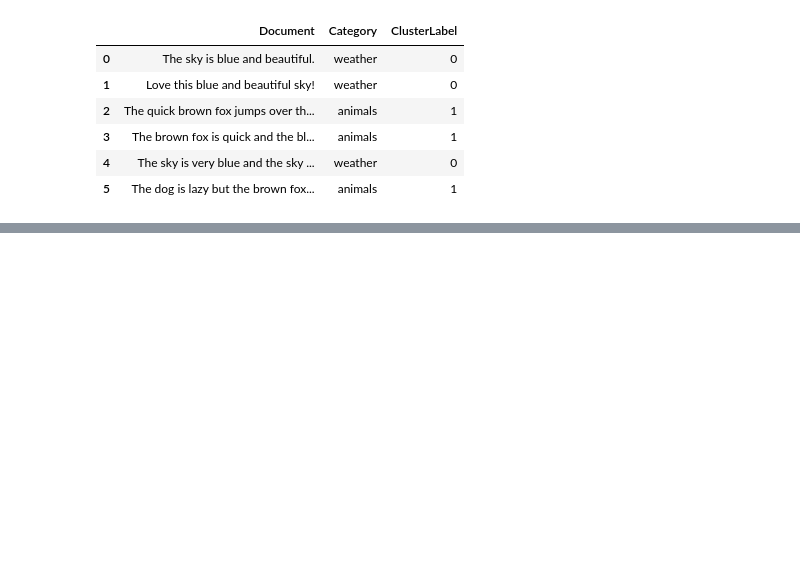
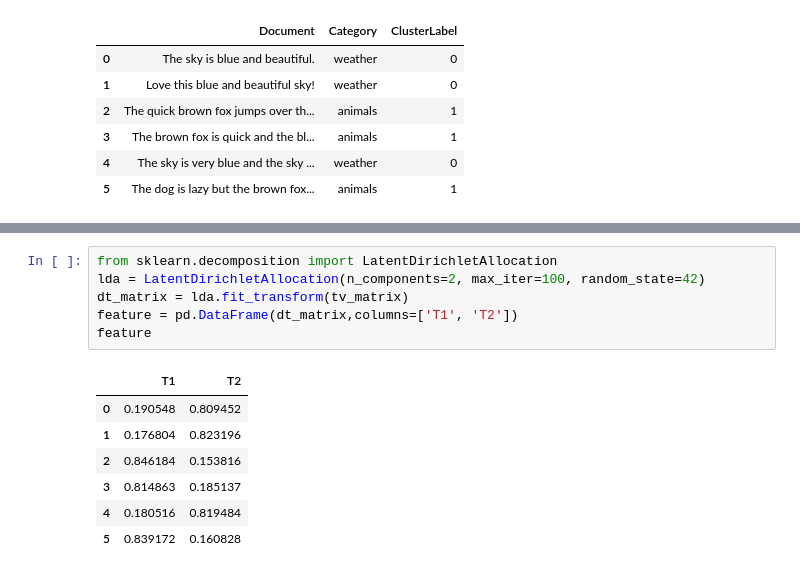
Before and after one commit to Chiva-Zhao/pproject, a Jupyter notebook: 20190912/Feature_Engineering_Text.ipynb, the cells around one changed output, grey strips where cells are left out. Cells and saved outputs as stored; diff of their text form; blank space fills up the shorter version.

```diff
--- a/20190912/Feature_Engineering_Text.ipynb
+++ b/20190912/Feature_Engineering_Text.ipynb
@@ -164,0 +173,14 @@ pd.concat([corpus_df, cluster_labels], axis=1)
+# %%
+from sklearn.decomposition import LatentDirichletAllocation
+lda = LatentDirichletAllocation(n_components=2, max_iter=100, random_state=42)
+dt_matrix = lda.fit_transform(tv_matrix)
+feature = pd.DataFrame(dt_matrix,columns=['T1', 'T2'])
+feature
+# %% [output]
+|  | T1 | T2 |
+| 0 | 0.190548 | 0.809452 |
+| 1 | 0.176804 | 0.823196 |
+| 2 | 0.846184 | 0.153816 |
+| 3 | 0.814863 | 0.185137 |
+| 4 | 0.180516 | 0.819484 |
+| 5 | 0.839172 | 0.160828 |
```
Also changed, not shown: parts of 15 cells of this notebook.
